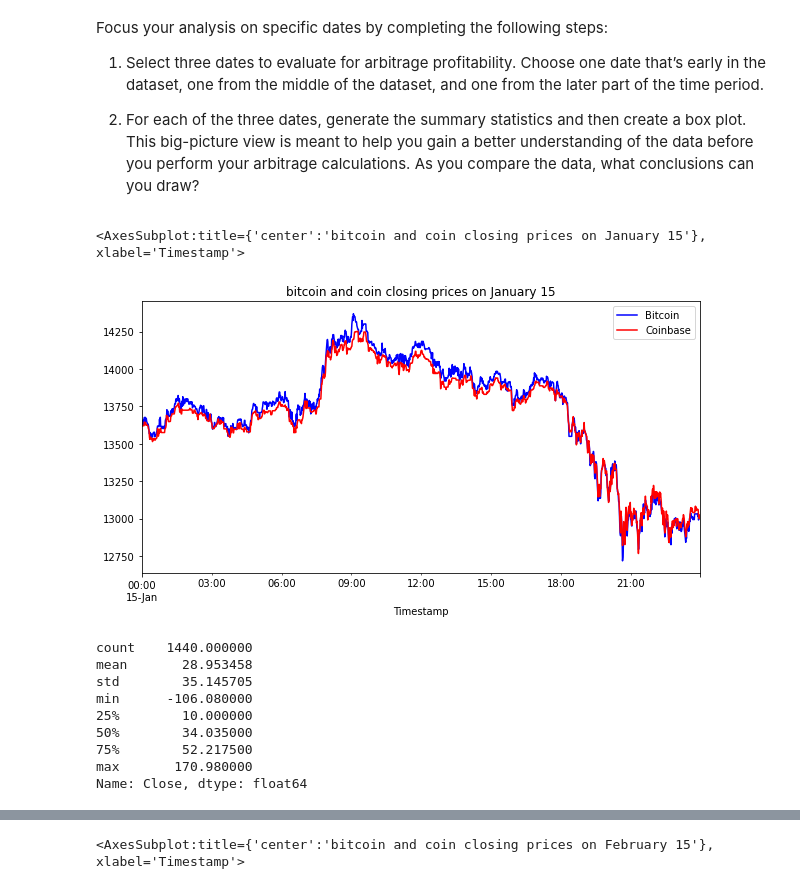
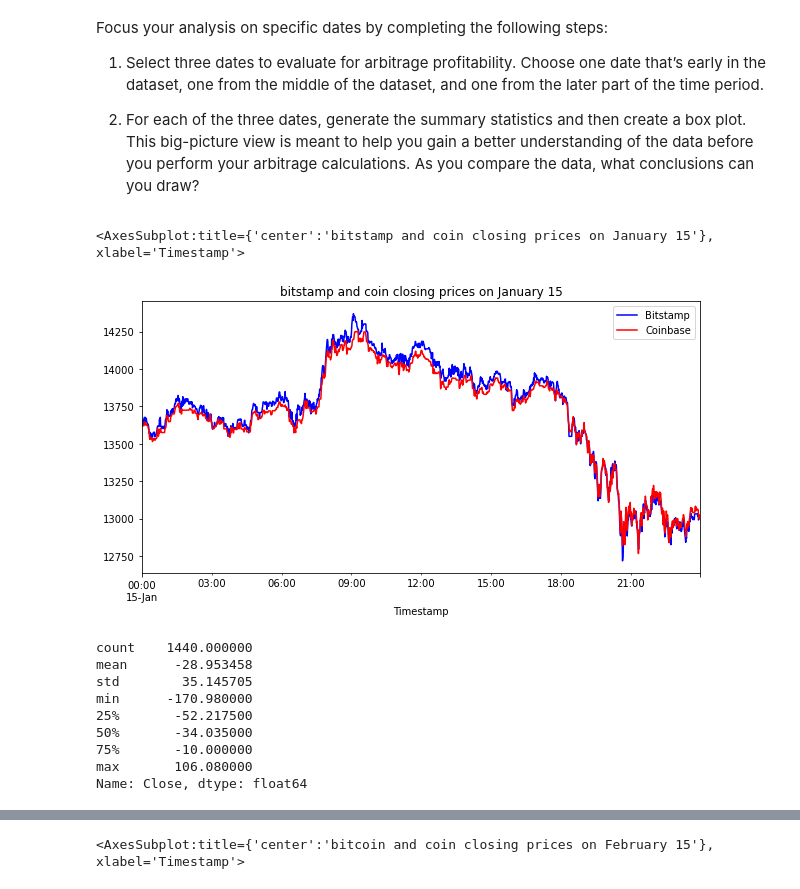
Before and after one commit to flyfishjay/challenge_week_3, a Jupyter notebook: crypto_arbitrage.ipynb, the cells around one changed output, grey strips where cells are left out. Drawn from its saved outputs; the diff is of its cells as text; code cells hidden in the pictures.

```diff
--- a/crypto_arbitrage.ipynb
+++ b/crypto_arbitrage.ipynb
@@ -335,29 +335,29 @@ Focus your analysis on specific dates by completing the following steps:
 # %%
 # Create an overlay plot that visualizes the two dataframes over a period of one day early in the dataset.
 # Be sure that the plots include the parameters `legend`, `figsize`, `title`, `color` and `label`
 # YOUR CODE HERE
 
-bitstamp_sliced.loc['2018-01-15'].plot(legend =True, title ='bitcoin and coin closing prices on January 15', figsize=(12,6), color = 'blue', label="Bitcoin")
+bitstamp_sliced.loc['2018-01-15'].plot(legend =True, title ='bitstamp and coin closing prices on January 15', figsize=(12,6), color = 'blue', label="Bitstamp")
 coinbase_sliced.loc['2018-01-15'].plot(legend = True, figsize =(10,5), color = "red", label = 'Coinbase')
 # %% [output]
-<AxesSubplot:title={'center':'bitcoin and coin closing prices on January 15'}, xlabel='Timestamp'>
+<AxesSubplot:title={'center':'bitstamp and coin closing prices on January 15'}, xlabel='Timestamp'>
-[figure, old version]
+[figure, new version]
 # %%
 # Using the early date that you have selected, calculate the arbitrage spread
 # by subtracting the bitstamp lower closing prices from the coinbase higher closing prices
-arbitrage_spread_early = bitstamp_sliced.loc['2018-01-15'] - coinbase_sliced.loc['2018-01-15']
+arbitrage_spread_early = coinbase_sliced.loc['2018-01-15'] - bitstamp_sliced.loc['2018-01-15']
 
 # Generate summary statistics for the early DataFrame
 arbitrage_spread_early.describe()
 # %% [output]
 count    1440.000000
-mean       28.953458
+mean      -28.953458
 std        35.145705
-min      -106.080000
-25%        10.000000
-50%        34.035000
-75%        52.217500
-max       170.980000
+min      -170.980000
+25%       -52.217500
+50%       -34.035000
+75%       -10.000000
+max       106.080000
 Name: Close, dtype: float64
 # %%
 # Visualize the arbitrage spread from early in the dataset in a box plot
```
Also changed, not shown: parts of 12 cells of this notebook.
